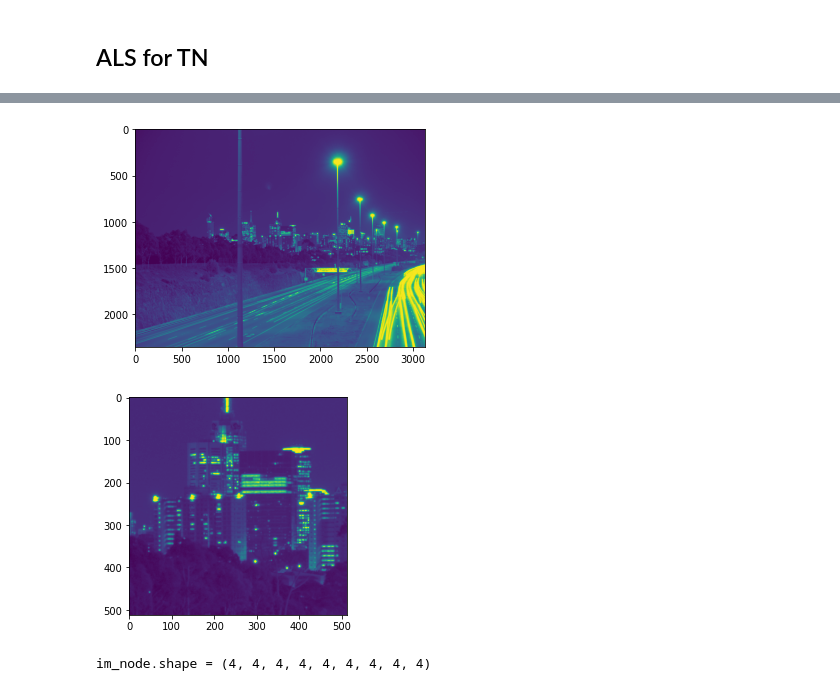
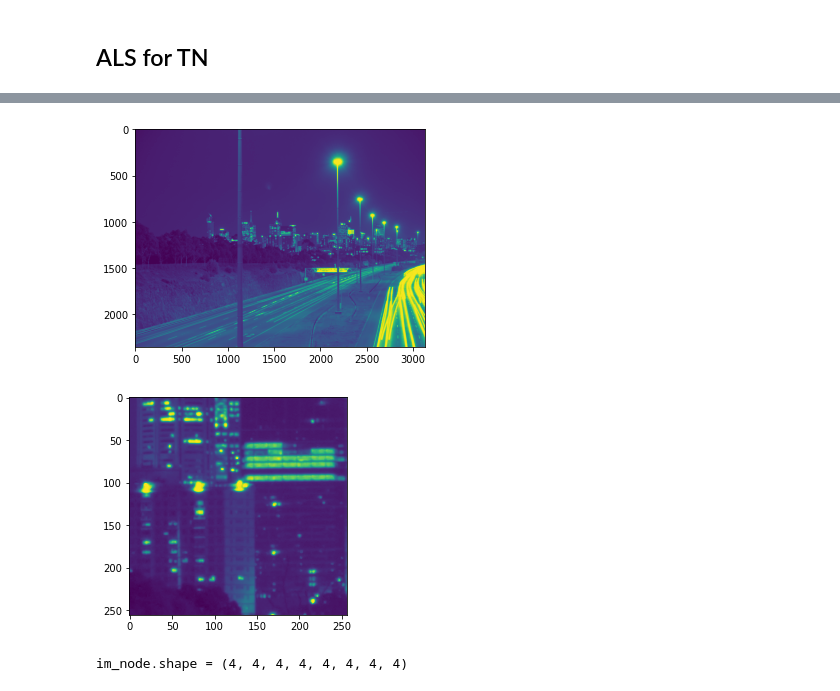
Before and after one commit to SuperCrabLover/Tensor-Networks-For-Compression-And-Image-Recovery, a Jupyter notebook: ALS_TN (1).ipynb, the cells around one changed output, grey strips where cells are left out. Saved outputs shown, nothing was run; the diff lists cells and outputs as text; code cells hidden in the pictures.

```diff
--- a/ALS_TN (1).ipynb
+++ b/ALS_TN (1).ipynb
@@ -250,16 +273,18 @@ file_list = ['nightshot_iso_100.pgm',
 # %%
 file_name = file_list[0]
+width=256
+height=256
 with open(pgmf_path + file_name, 'rb') as pgmf:
   im = plt.imread(pgmf)
   plt.imshow(im)
   plt.show()
-  plt.imshow(crop_pgm_image(im))
+  plt.imshow(crop_pgm_image(im, width=width, height=height))
   plt.show()
-  im_node, _ = create_node_from_pgm(im, 4)
+  im_node, _ = create_node_from_pgm(im, 4, width=width, height=height, transpose_modes=False)
   print(f"im_node.shape = {im_node.shape}")
 # %% [output]
 [figure]
-[figure, old version]
+[figure, new version]
-im_node.shape = (4, 4, 4, 4, 4, 4, 4, 4, 4)
+im_node.shape = (4, 4, 4, 4, 4, 4, 4, 4)
 # %%
 X = im_node.tensor
```
Also changed, not shown: parts of 9 cells of this notebook, 1 other file.
